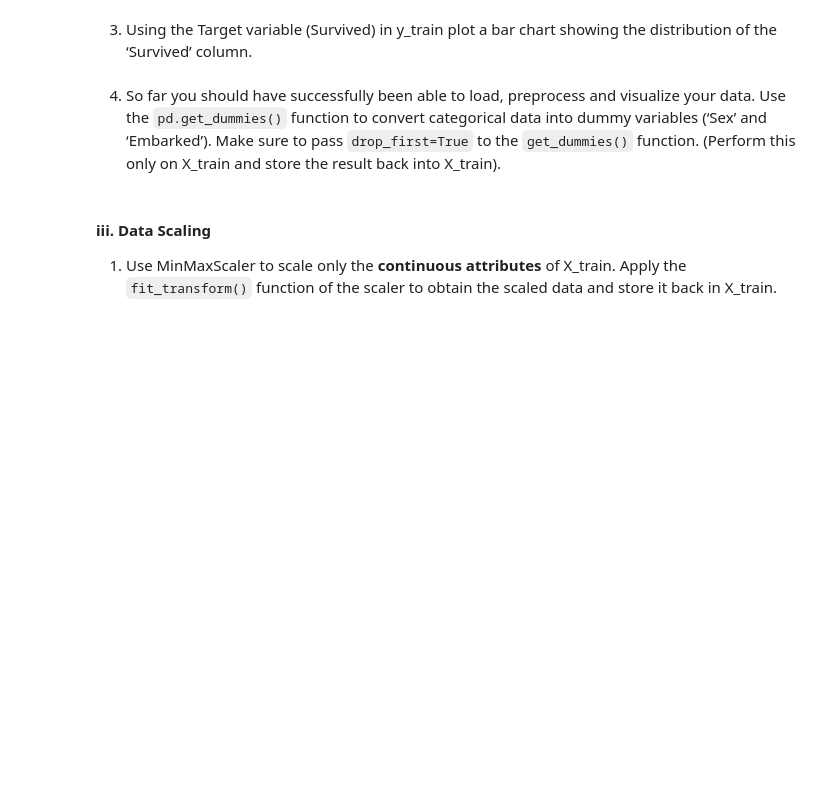
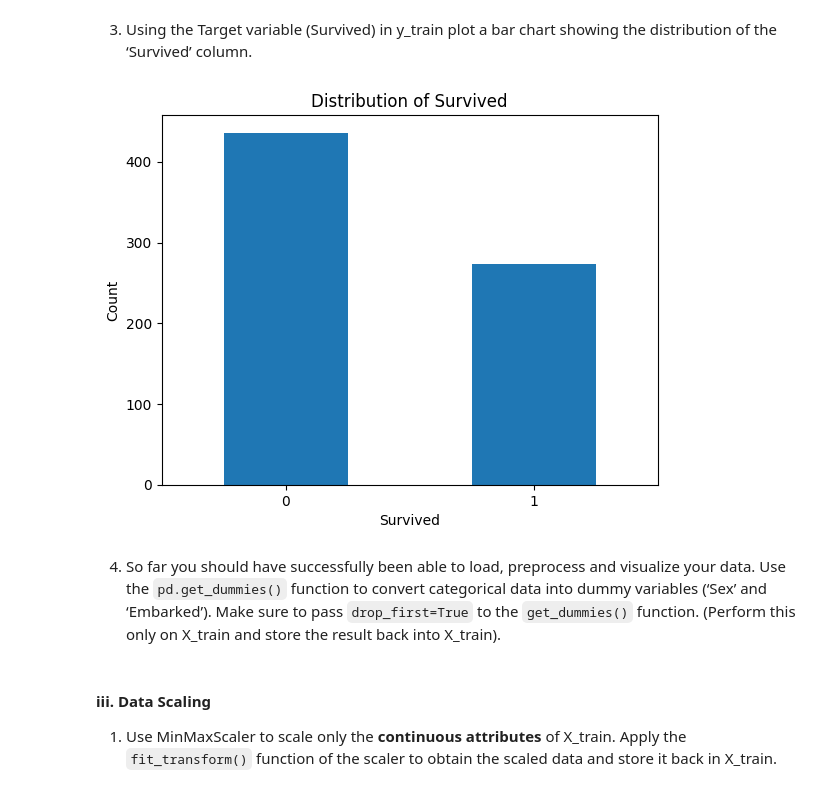
Before and after one commit to johnrizzo1/CS556, a Jupyter notebook: week13/Logistic_Regression.ipynb, the cells around one changed output. Cells and saved outputs as stored; diff of their text form; code cells hidden in the pictures; blank space fills up the shorter version.

```diff
--- a/week13/Logistic_Regression.ipynb
+++ b/week13/Logistic_Regression.ipynb
@@ -70,4 +168,13 @@ Use the `dropna()` function to drop any remaining **rows** that consist of NA va
 # %% [markdown]
 3. Using the Target variable (Survived) in y_train plot a bar chart showing the distribution of the ‘Survived’ column.
+# %%
+y_train.value_counts().plot(kind='bar')
+plt.xlabel('Survived')
+plt.ylabel('Count')
+plt.title('Distribution of Survived')
+plt.xticks(rotation=0)
+plt.show()
+# %% [output]
+[figure, added]
 # %% [markdown]
 4. So far you should have successfully been able to load, preprocess and visualize your data. Use the `pd.get_dummies()` function to convert categorical data into dummy variables (‘Sex’ and ‘Embarked’). Make sure to pass `drop_first=True` to the `get_dummies()` function. (Perform this only on X_train and store the result back into X_train).
```
Also changed, not shown: parts of 27 cells of this notebook.
